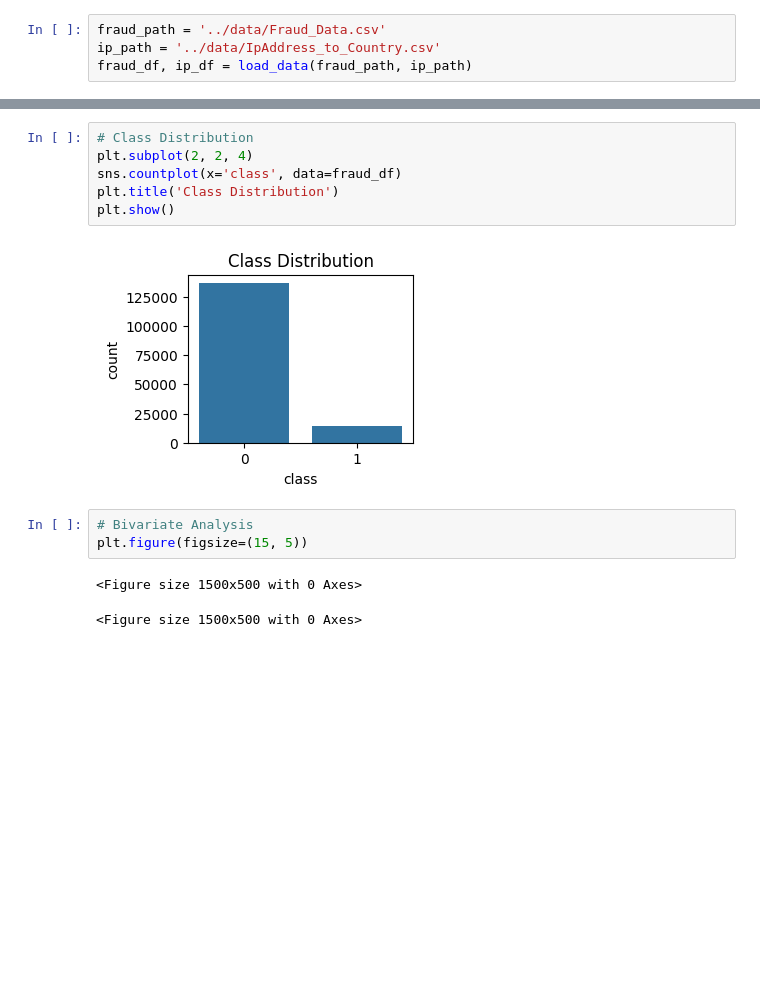
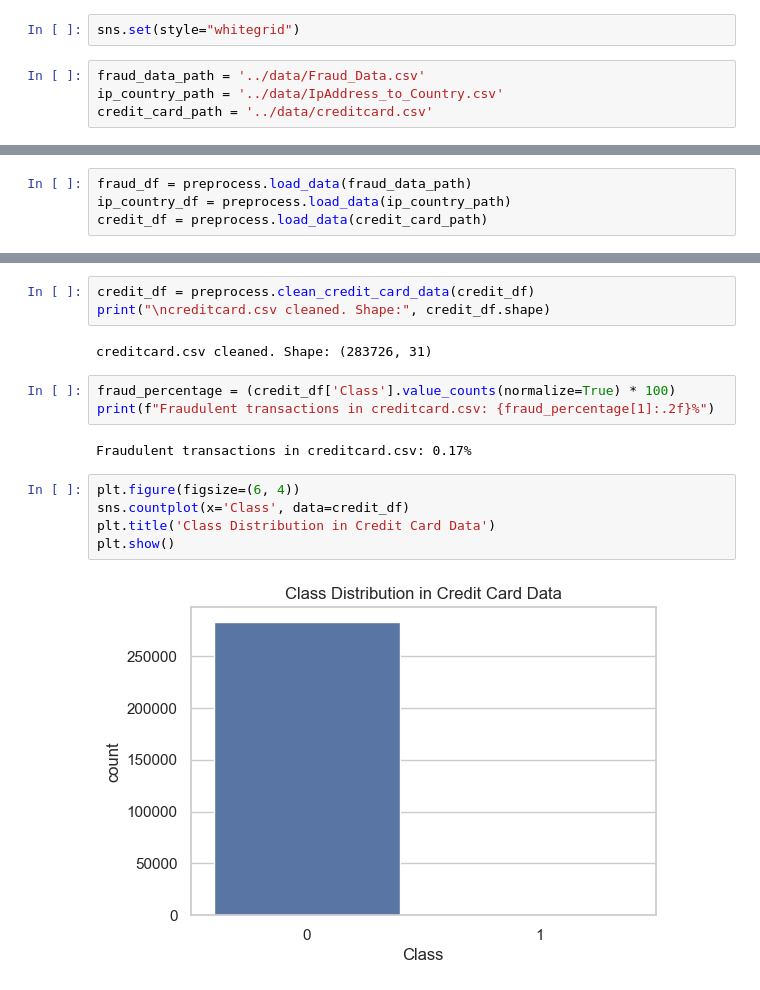
Before and after one commit to b-isry/Adey-fraud-detection, a Jupyter notebook: notebooks/eda-1.ipynb, the cells around one changed output, grey strips where cells are left out. Drawn from its saved outputs; the diff is of its cells as text; blank space fills up the shorter version.

```diff
--- a/notebooks/eda-1.ipynb
+++ b/notebooks/eda-1.ipynb
@@ -10,4 +11,6 @@ from preprocess import load_data, handle_missing_values, clean_data, merge_datas
+# %%
+sns.set(style="whitegrid")
 # %%
-fraud_path = '../data/Fraud_Data.csv'
-ip_path = '../data/IpAddress_to_Country.csv'
-fraud_df, ip_df = load_data(fraud_path, ip_path)
+fraud_data_path = '../data/Fraud_Data.csv'
+ip_country_path = '../data/IpAddress_to_Country.csv'
+credit_card_path = '../data/creditcard.csv'
@@ -48,0 +17,4 @@ plt.figure(figsize=(15, 10))
+# %%
+fraud_df = preprocess.load_data(fraud_data_path)
+ip_country_df = preprocess.load_data(ip_country_path)
+credit_df = preprocess.load_data(credit_card_path)
@@ -73,14 +77,17 @@ Text(0.5, 1.0, 'Distribution of Hour of Day')
+# %%
+credit_df = preprocess.clean_credit_card_data(credit_df)
+print("\ncreditcard.csv cleaned. Shape:", credit_df.shape)
+# %% [output]
+creditcard.csv cleaned. Shape: (283726, 31)
+# %%
+fraud_percentage = (credit_df['Class'].value_counts(normalize=True) * 100)
+print(f"Fraudulent transactions in creditcard.csv: {fraud_percentage[1]:.2f}%")
+# %% [output]
+Fraudulent transactions in creditcard.csv: 0.17%
 # %%
-# Class Distribution
-plt.subplot(2, 2, 4)
-sns.countplot(x='class', data=fraud_df)
-plt.title('Class Distribution')
+plt.figure(figsize=(6, 4))
+sns.countplot(x='Class', data=credit_df)
+plt.title('Class Distribution in Credit Card Data')
 plt.show()
 # %% [output]
-[figure, old version]
+[figure, new version]
-# %%
-# Bivariate Analysis
-plt.figure(figsize=(15, 5))
-# %% [output]
-<Figure size 1500x500 with 0 Axes>
-<Figure size 1500x500 with 0 Axes>
```
Also changed, not shown: parts of 18 cells of this notebook, 1 other file.
